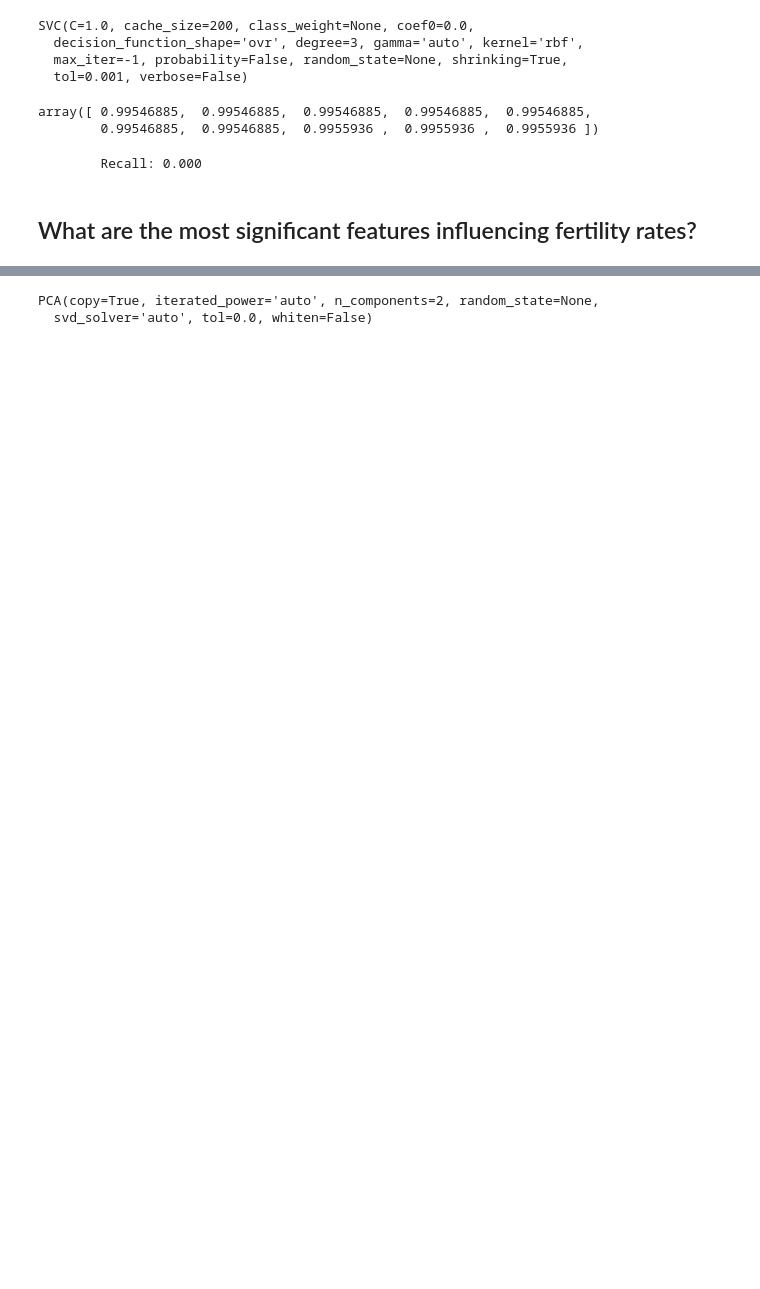
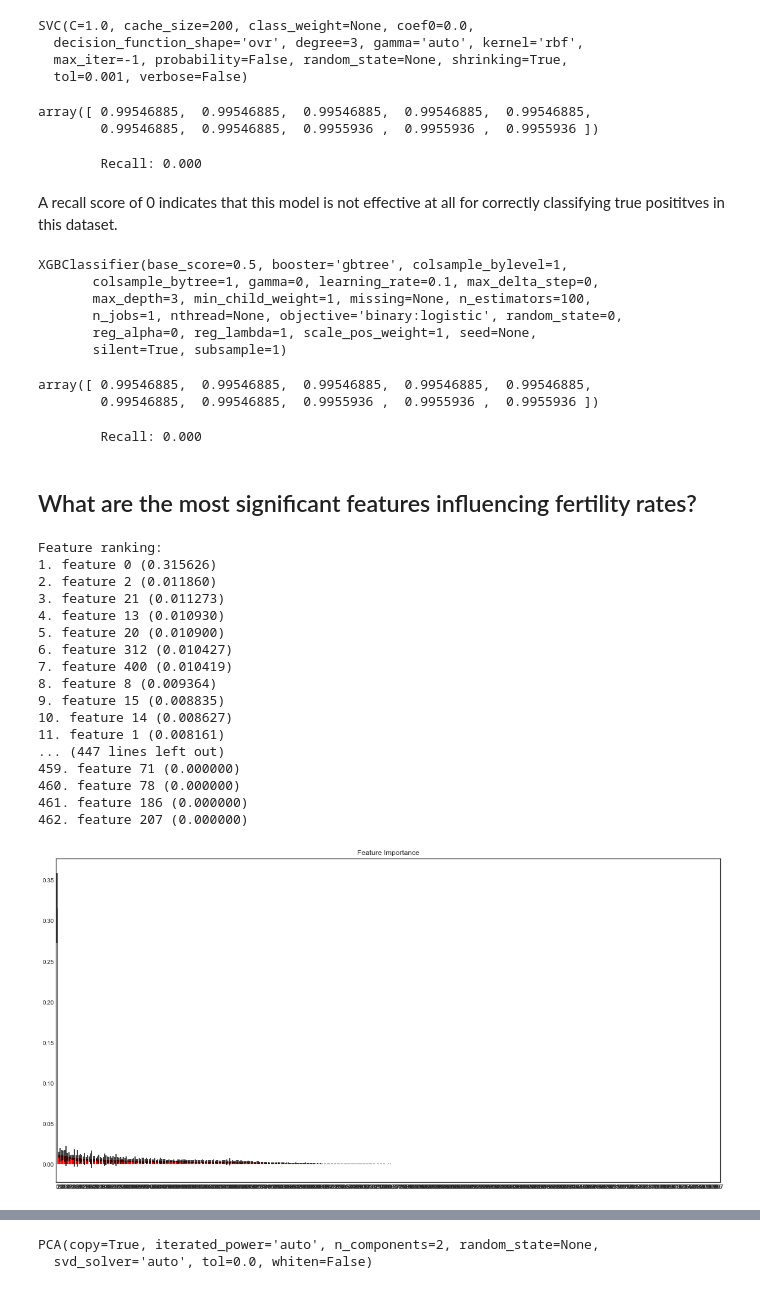
Before and after one commit to milabknowin/Thinkful, a Jupyter notebook: Unsupervised_Learning/Capstone/Global_Fertility_Final_Capstone.ipynb, the cells around one changed output, grey strips where cells are left out. Cells and saved outputs as stored; diff of their text form; code cells hidden in the pictures; blank space fills up the shorter version.

```diff
--- a/Unsupervised_Learning/Capstone/Global_Fertility_Final_Capstone.ipynb
+++ b/Unsupervised_Learning/Capstone/Global_Fertility_Final_Capstone.ipynb
@@ -478,8 +433,84 @@ y_pred = svc.predict(X_test)
 print("\tRecall: %1.3f" % recall_score(y_test, y_pred))
 # %% [output]
         Recall: 0.000
+# %% [markdown]
+A recall score of 0 indicates that this model is not effective at all for correctly classifying true posititves in this dataset.
+# %%
+# xgboost classifier
+
+from xgboost import XGBClassifier
+
+xgb = XGBClassifier()
+xgb.fit(X_train, y_train)
+# %% [output]
+XGBClassifier(base_score=0.5, booster='gbtree', colsample_bylevel=1,
+       colsample_bytree=1, gamma=0, learning_rate=0.1, max_delta_step=0,
+       max_depth=3, min_child_weight=1, missing=None, n_estimators=100,
+       n_jobs=1, nthread=None, objective='binary:logistic', random_state=0,
+       reg_alpha=0, reg_lambda=1, scale_pos_weight=1, seed=None,
+       silent=True, subsample=1)
+# %%
+# xgboost cross validation
+
+cross_val_score(xgb, X_test, y_test, cv=10)
+# %% [output]
+array([ 0.99546885,  0.99546885,  0.99546885,  0.99546885,  0.99546885,
+        0.99546885,  0.99546885,  0.9955936 ,  0.9955936 ,  0.9955936 ])
+# %%
+# xgboost recall score
+
+y_pred = xgb.predict(X_test)
+print("\tRecall: %1.3f" % recall_score(y_pred, y_test))
+# %% [output]
+        Recall: 0.000
 # %% [markdown]
 ## What are the most significant features influencing fertility rates?
+# %%
+# LAUREN LOOK AT THIS CHART AT THE BOTTOM; I WANT TO CHART THE TOP 5 FEATURES ONLY. I HAVEN'T BEEN ABLE TO GET IT
+
+# calculate & plot feature importance for random forest classifier
+
+importances = rfc.feature_importances_
+std = np.std([tree.feature_importances_ for tree in rfc.estimators_],
+             axis=0)
+indices = np.argsort(importances)[::-1]
+
+# Print the feature ranking
+print("Feature ranking:")
+
+for f in range(X_train.shape[1]):
+    print("%d. feature %d (%f)" % (f + 1, indices[f], importances[indices[f]]))
+
+feature_names = features.columns # e.g. ['A', 'B', 'C', 'D', 'E']
+
+# Plot the feature importances of the forest
+plt.figure()
+plt.title("Feature Importance")
+plt.bar(range(X_train.shape[1]), importances[indices],
+       color="r", yerr=std[indices], align="center")
+plt.xticks(range(X_train.shape[1]), indices)
+#plt.xticks(range(X_train.shape[1]), feature_names)
+plt.xlim([-1, X_train.shape[1]])
+plt.show()
+# %% [output]
+Feature ranking:
+1. feature 0 (0.315626)
+2. feature 2 (0.011860)
+3. feature 21 (0.011273)
+4. feature 13 (0.010930)
+5. feature 20 (0.010900)
+6. feature 312 (0.010427)
+7. feature 400 (0.010419)
+8. feature 8 (0.009364)
+9. feature 15 (0.008835)
+10. feature 14 (0.008627)
+11. feature 1 (0.008161)
+... (447 lines left out)
+459. feature 71 (0.000000)
+460. feature 78 (0.000000)
+461. feature 186 (0.000000)
+462. feature 207 (0.000000)
+[figure, added]
 # %%
 # xgboost classifier
 
```
Also changed, not shown: parts of 36 cells of this notebook, 1 other file.
